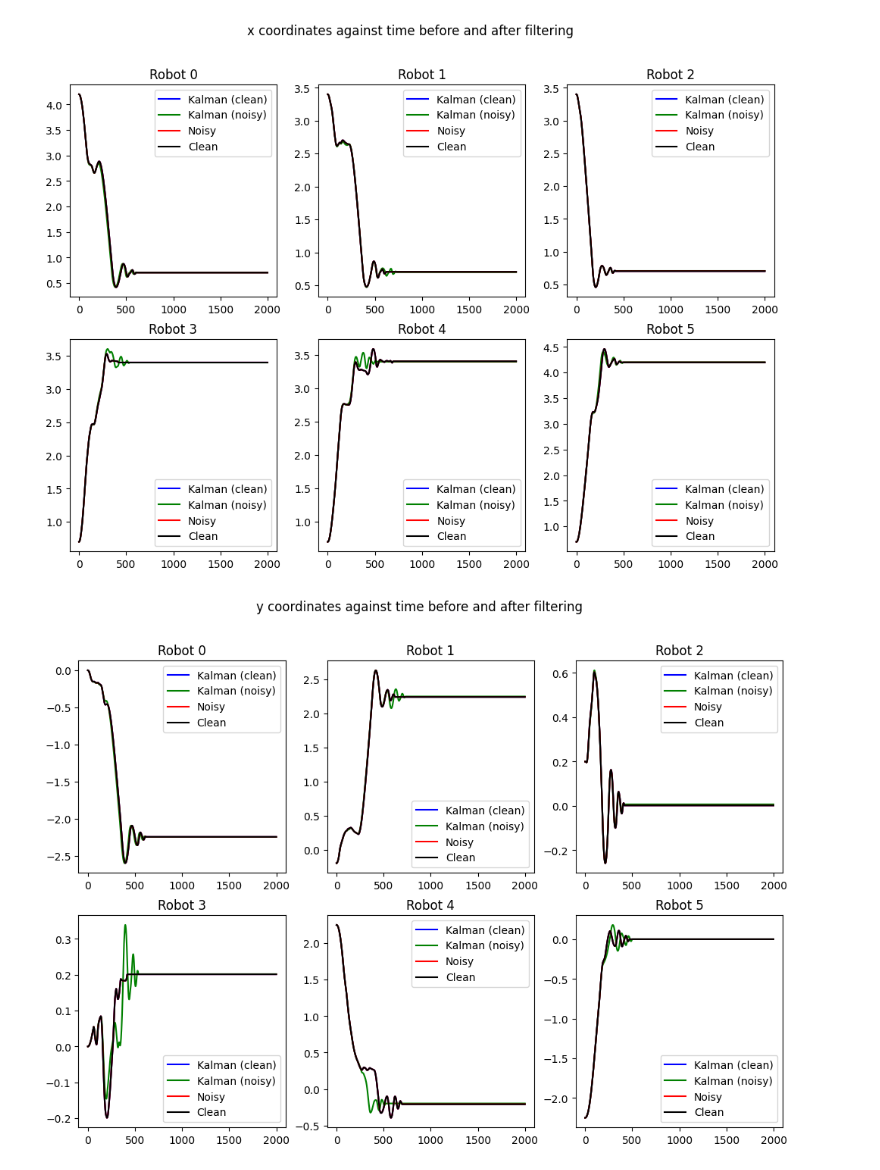
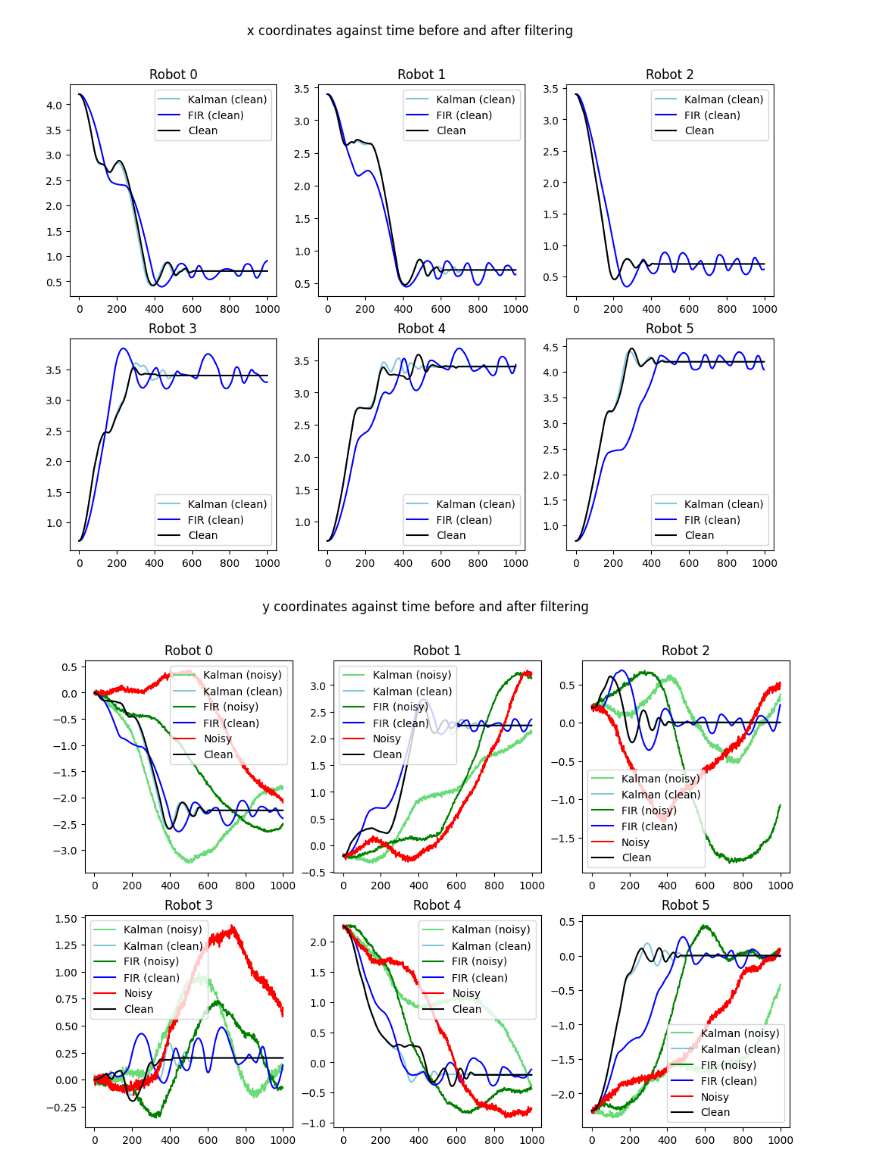
Before and after one commit to First-Order-RoboCup-SSL/Utama-Core, a Jupyter notebook: vision_data/kalman_dwa_summary.ipynb, the cells around one changed output. Saved outputs shown, nothing was run; the diff lists cells and outputs as text; code cells hidden in the pictures.

```diff
--- a/vision_data/kalman_dwa_summary.ipynb
+++ b/vision_data/kalman_dwa_summary.ipynb
@@ -24,13 +24,15 @@ warnings.filterwarnings('ignore')
 
 NO_ROBOTS = 6
 ROBOT_RANGE = range(NO_ROBOTS)
-NO_ROWS = 2000  # Limit window to be analysed
+NO_ROWS = 1000  # Limit window to be analysed
 X_AXES = np.arange(NO_ROWS)
 
 CLEAN = "clean-dwa-ss-r.csv"
-NOISY = "clean-dwa-ss-r-2.csv" #"noisy-25-dwa.csv"
-CLEAN_KALMAN = "clean-dwa-ss-r-3.csv" #"clean-kalman-dwa.csv"
-NOISY_KALMAN = "clean-kalman-dwa-ss-r.csv"
+NOISY = "noisy-25-dwa-ss-r.csv"
+CLEAN_KALMAN = "clean-kalman-dwa-ss-r-after.csv"
+NOISY_KALMAN = "noisy-25-kalman-dwa-ss-r-after.csv"
+CLEAN_FIR = "clean-fir-dwa-ss-r-after.csv"
+NOISY_FIR = "noisy-25-fir-dwa-ss-r-after.csv"
 
 V_COL = "vector"
 ID_COL, X_COL, Y_COL, TH_COL = "id", "x", "y", "orientation"
@@ -49,6 +51,8 @@ CLEAN_FD = format_data(CLEAN)
 NOISY_FD = format_data(NOISY)
 CLEAN_KALMAN_FD = format_data(CLEAN_KALMAN)
 NOISY_KALMAN_FD = format_data(NOISY_KALMAN)
+CLEAN_FIR_FD = format_data(CLEAN_FIR)
+NOISY_FIR_FD = format_data(NOISY_FIR)
 
 
 def extract_robot(data: pd.DataFrame, id: int) -> pd.DataFrame:
@@ -59,6 +63,8 @@ cleans   = [extract_robot(CLEAN_FD, id) for id in ROBOT_RANGE]
 noisys   = [extract_robot(NOISY_FD, id) for id in ROBOT_RANGE]
 clean_ks = [extract_robot(CLEAN_KALMAN_FD, id) for id in ROBOT_RANGE]
 noisy_ks = [extract_robot(NOISY_KALMAN_FD, id) for id in ROBOT_RANGE]
+clean_fs = [extract_robot(CLEAN_FIR_FD, id) for id in ROBOT_RANGE]
+noisy_fs = [extract_robot(NOISY_FIR_FD, id) for id in ROBOT_RANGE]
 
 
 def get_current_ax(axs: np.ndarray, id: int) -> plt.Axes:
@@ -73,38 +79,47 @@ for id in ROBOT_RANGE:
     noisy = noisys[id]
     clean_k = clean_ks[id]
     noisy_k = noisy_ks[id]
+    clean_f = clean_fs[id]
+    noisy_f = noisy_fs[id]
 
     current_ax = get_current_ax(axs, id)
     current_ax.set_title(f"Robot {id}")
-    current_ax.plot(X_AXES, clean_k[X_COL], "b")
-    current_ax.plot(X_AXES, noisy_k[X_COL], "g")
-    current_ax.plot(X_AXES, noisy[X_COL], "r")
+    # current_ax.plot(X_AXES, noisy_k[X_COL], "#6bdb79")
+    current_ax.plot(X_AXES, clean_k[X_COL], "#84c6de")
+    # current_ax.plot(X_AXES, noisy_f[X_COL], "g")
+    current_ax.plot(X_AXES, clean_f[X_COL], "b")
+    # current_ax.plot(X_AXES, noisy[X_COL], "r")
     current_ax.plot(X_AXES, clean[X_COL], "k")
 
-    current_ax.legend(("Kalman (clean)", "Kalman (noisy)", "Noisy", "Clean"))
+    current_ax.legend(("Kalman (clean)", "FIR (clean)", "Clean"))
+    # current_ax.legend(("Kalman (noisy)", "Kalman (clean)", "FIR (noisy)", "FIR (clean)", "Noisy", "Clean"))
 # %% [output]
-[figure, old version]
+[figure, new version]
 # %%
 fig, axs = plt.subplots(2,3)
 fig.set_size_inches(12,8)
 fig.suptitle("y coordinates against time before and after filtering")
 
 for id in ROBOT_RANGE:
     clean = cleans[id]
     noisy = noisys[id]
     clean_k = clean_ks[id]
     noisy_k = noisy_ks[id]
+    clean_f = clean_fs[id]
+    noisy_f = noisy_fs[id]
 
     current_ax = get_current_ax(axs, id)
     current_ax.set_title(f"Robot {id}")
-    current_ax.plot(X_AXES, clean_k[Y_COL], "b")
-    current_ax.plot(X_AXES, noisy_k[Y_COL], "g")
+    current_ax.plot(X_AXES, noisy_k[Y_COL], "#6bdb79")
+    current_ax.plot(X_AXES, clean_k[Y_COL], "#84c6de")
+    current_ax.plot(X_AXES, noisy_f[Y_COL], "g")
+    current_ax.plot(X_AXES, clean_f[Y_COL], "b")
     current_ax.plot(X_AXES, noisy[Y_COL], "r")
     current_ax.plot(X_AXES, clean[Y_COL], "k")
 
-    current_ax.legend(("Kalman (clean)", "Kalman (noisy)", "Noisy", "Clean"))
+    current_ax.legend(("Kalman (noisy)", "Kalman (clean)", "FIR (noisy)", "FIR (clean)", "Noisy", "Clean"))
 # %% [output]
-[figure, old version]
+[figure, new version]
 # %%
 fig, axs = plt.subplots(2,3)
 fig.set_size_inches(12,8)
```
Also changed, not shown: parts of 3 cells of this notebook, 13 other files.
